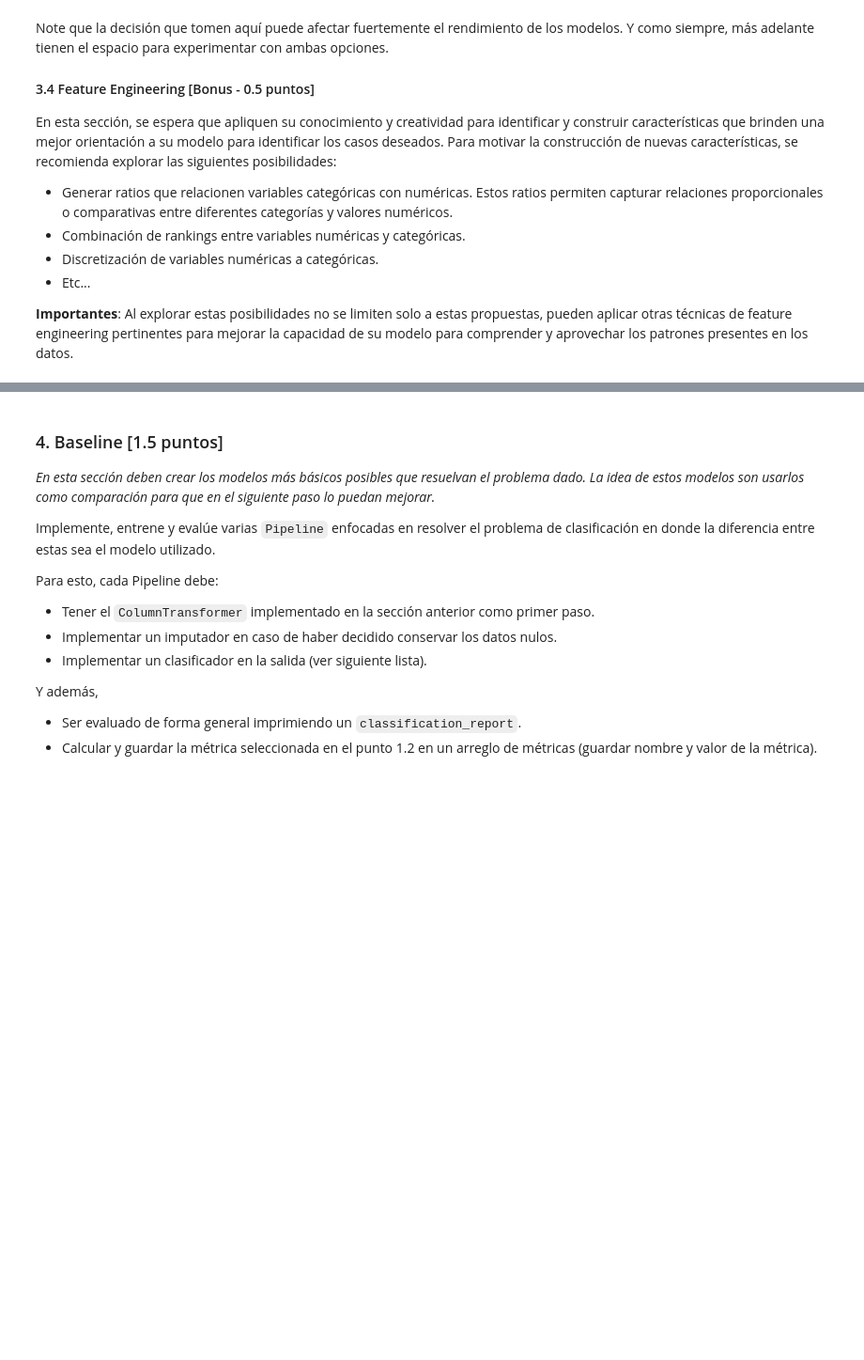
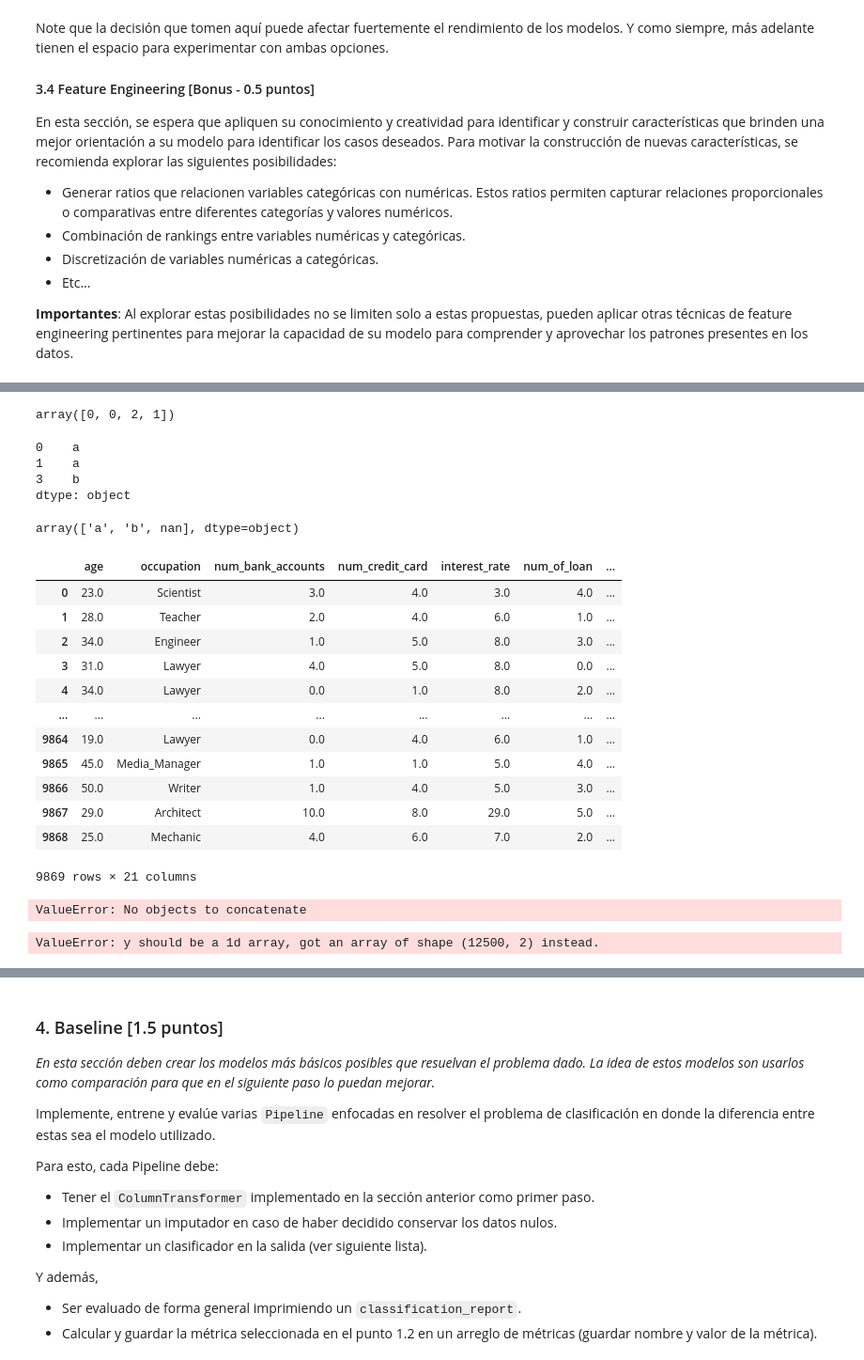
Before and after one commit to mgzotero/MDS7202, a Jupyter notebook: Proyectos/Proyecto 2/proyecto2.ipynb, the cells around one changed output, grey strips where cells are left out. Shown at 94% size. Saved outputs shown, nothing was run; the diff lists cells and outputs as text; code cells hidden in the pictures; blank space fills up the shorter version.

```diff
--- a/Proyectos/Proyecto 2/proyecto2.ipynb
+++ b/Proyectos/Proyecto 2/proyecto2.ipynb
@@ -193,0 +288,34 @@ En esta sección, se espera que apliquen su conocimiento y creatividad para iden
+# %%
+def knn_imputer(df_in: pd.DataFrame, n_neighbors=5) -> pd.DataFrame:
+    """
+    Función que devuelve un dataframe sin valores nulos.
+
+    Parameters
+    ----------
+    df : pd.DataFrame
+        Dataframe con los datos
+
+    Returns
+    -------
+    pd.DataFrame
+        Dataframe sin valores nulos
+    """
+
+    df = df_in.copy(deep=True)
+
+    label_encoders = dict()
+    categorical_cols = df.select_dtypes(include="object").columns.values.tolist()
+    for col in categorical_cols:
+        nan_mask = df[col].isna()
+        le = LabelEncoder()
+        series_not_nan = df[col].dropna()
+        encoded_values = le.fit_transform(series_not_nan.astype(str))
+        label_encoders.loc[~nan_mask, col] = encoded_values
+
+    imputer = KNNImputer(n_neighbors=n_neighbors)
+    df = pd.DataFrame(imputer.fit_transform(df), columns=df.columns)
+
+    for col in categorical_cols:
+        df[col] = label_encoders[col].inverse_transform(df[col].astype(int))
+
+    return df
@@ -193,0 +339,42 @@ En esta sección, se espera que apliquen su conocimiento y creatividad para iden
+# %%
+series = pd.Series(["a", "a", np.NaN, "b"])
+# series.fillna("NaN", inplace=True)
+le = LabelEncoder()
+le.fit_transform(series)
+# %% [output]
+array([0, 0, 2, 1])
+# %%
+series.dropna()
+# %% [output]
+0    a
+1    a
+3    b
+dtype: object
+# %%
+le.classes_
+# %% [output]
+array(['a', 'b', nan], dtype=object)
+# %%
+knn_imputer(clean_data(df))
+# %% [output]
+|  | age | occupation | num_bank_accounts | num_credit_card | interest_rate | num_of_loan | ... |
+| 0 | 23.0 | Scientist | 3.0 | 4.0 | 3.0 | 4.0 | ... |
+| 1 | 28.0 | Teacher | 2.0 | 4.0 | 6.0 | 1.0 | ... |
+| 2 | 34.0 | Engineer | 1.0 | 5.0 | 8.0 | 3.0 | ... |
+| 3 | 31.0 | Lawyer | 4.0 | 5.0 | 8.0 | 0.0 | ... |
+| 4 | 34.0 | Lawyer | 0.0 | 1.0 | 8.0 | 2.0 | ... |
+| ... | ... | ... | ... | ... | ... | ... | ... |
+| 9864 | 19.0 | Lawyer | 0.0 | 4.0 | 6.0 | 1.0 | ... |
+| 9865 | 45.0 | Media_Manager | 1.0 | 1.0 | 5.0 | 4.0 | ... |
+| 9866 | 50.0 | Writer | 1.0 | 4.0 | 5.0 | 3.0 | ... |
+| 9867 | 29.0 | Architect | 10.0 | 8.0 | 29.0 | 5.0 | ... |
+| 9868 | 25.0 | Mechanic | 4.0 | 6.0 | 7.0 | 2.0 | ... |
+9869 rows × 21 columns
+# %%
+knn_imputer(clean_data(df)).describe(include="object")
+# %% [output]
+ValueError: No objects to concatenate
+# %%
+LabelEncoder().fit_transform(df[["payment_of_min_amount", "payment_behaviour"]])
+# %% [output]
+ValueError: y should be a 1d array, got an array of shape (12500, 2) instead.
```
Also changed, not shown: parts of 23 cells of this notebook.
